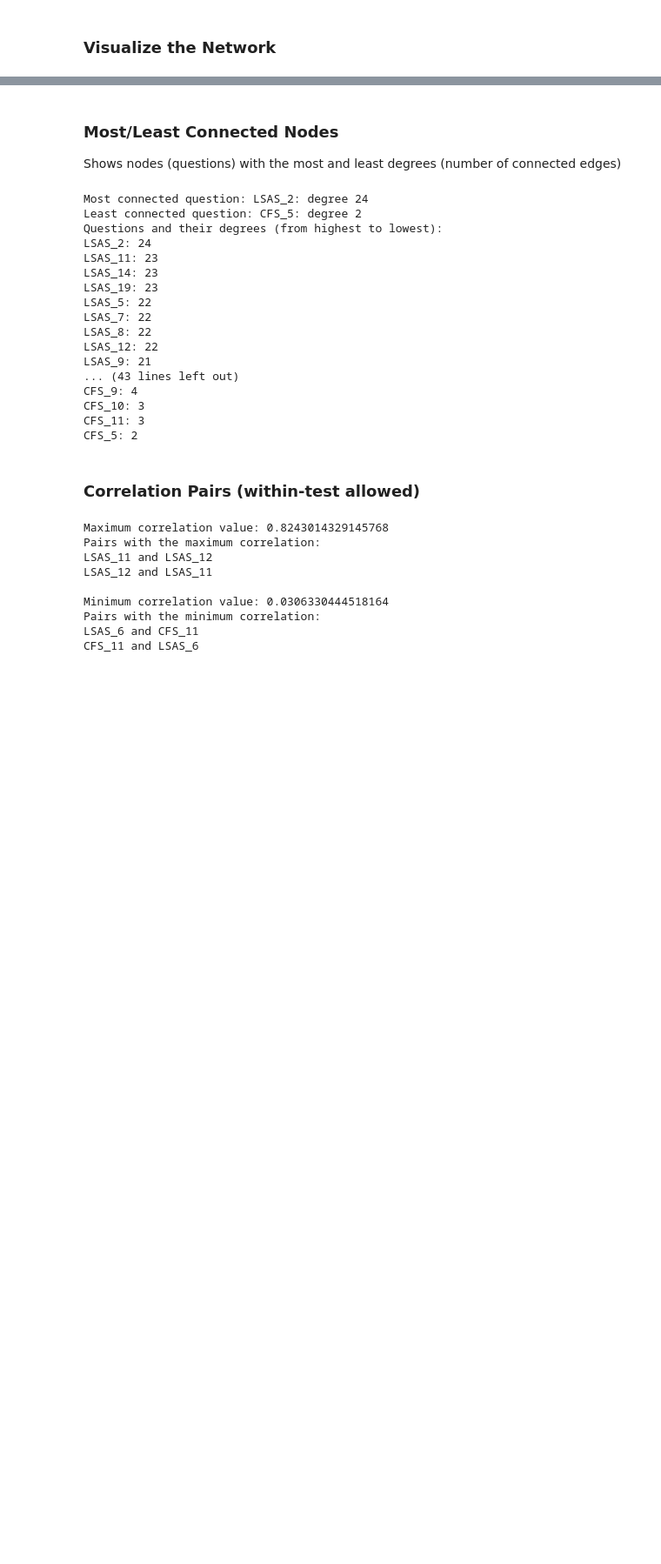
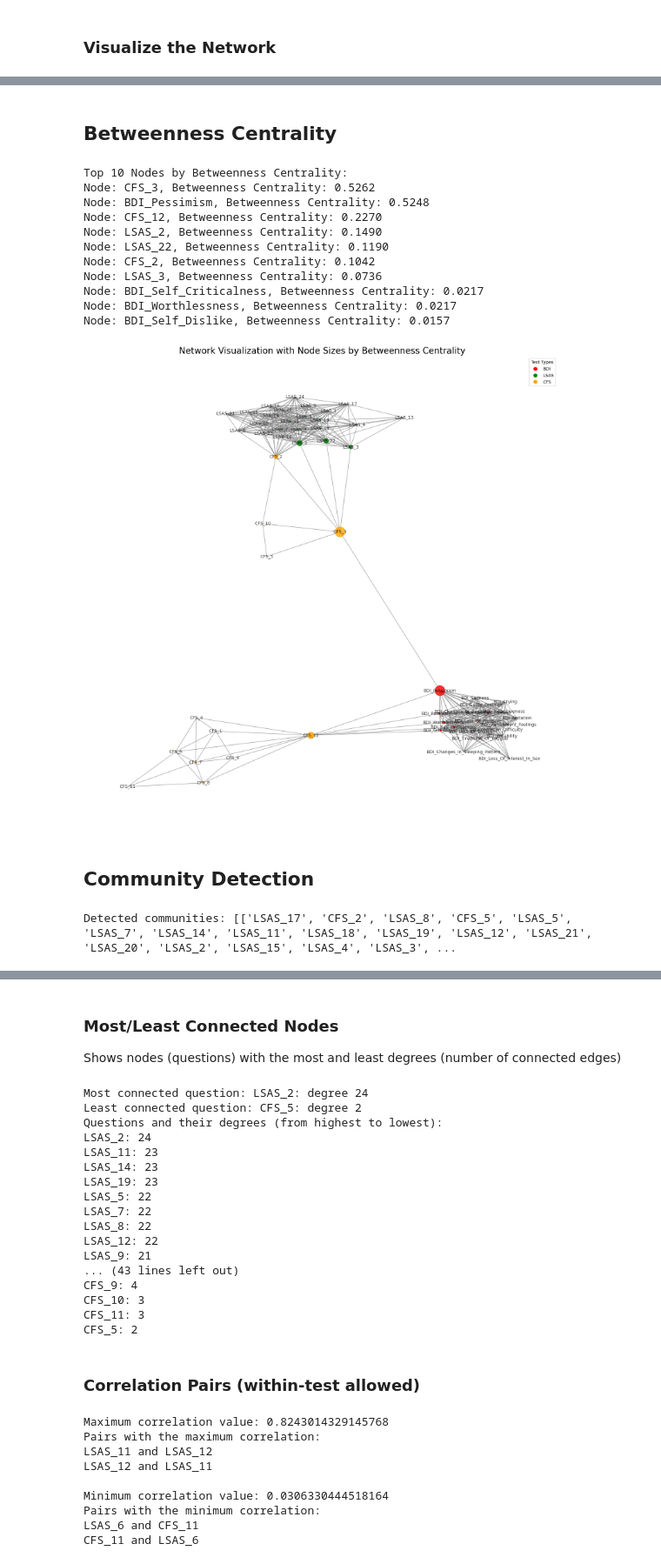
Before and after one commit to madisonlaprise/Senior_Thesis, a Jupyter notebook: Cross-Sectional/Question_Network_Standardized.ipynb, the cells around one changed output, grey strips where cells are left out. Shown at 87% size. Saved outputs shown, nothing was run; the diff lists cells and outputs as text; code cells hidden in the pictures; blank space fills up the shorter version.

```diff
--- a/Cross-Sectional/Question_Network_Standardized.ipynb
+++ b/Cross-Sectional/Question_Network_Standardized.ipynb
@@ -165,0 +452,69 @@ plt.show()
+# %% [markdown]
+## Betweenness Centrality
+# %%
+# Betweenness centrality
+betweenness = nx.betweenness_centrality(G)
+
+# Display top 10 nodes by betweenness centrality
+top_betweenness_nodes = sorted(betweenness.items(), key=lambda x: x[1], reverse=True)[:10]
+print("Top 10 Nodes by Betweenness Centrality:")
+for node, score in top_betweenness_nodes:
+    print(f"Node: {node}, Betweenness Centrality: {score:.4f}")
+
+# Define color mapping by test type
+color_map = []
+for node in G.nodes():
+    if 'BDI' in node:
+        color_map.append('red')
+    elif 'LSAS' in node:
+        color_map.append('green')
+    elif 'CFS' in node:
+        color_map.append('orange')
+
+# Visualize betweenness centrality
+node_sizes = [1000 * betweenness[node] for node in G.nodes()]
+plt.figure(figsize=(15, 15))
+nx.draw(
+    G,
+    pos,
+    with_labels=True,
+    node_size=node_sizes,
+    node_color=color_map,  # Use color map based on test type
+    font_size=10,
+    font_color='black',
+    edge_color='gray',
+    alpha=0.8
+)
+
+# Add a legend for test types
+handles = [
+    plt.Line2D([0], [0], marker='o', color='w', label='BDI', markersize=10, markerfacecolor='red'),
+    plt.Line2D([0], [0], marker='o', color='w', label='LSAS', markersize=10, markerfacecolor='green'),
+    plt.Line2D([0], [0], marker='o', color='w', label='CFS', markersize=10, markerfacecolor='orange')
+]
+plt.legend(handles=handles, loc='upper right', title="Test Types")
+
+plt.title('Network Visualization with Node Sizes by Betweenness Centrality', fontsize=20)
+plt.show()
+# %% [output]
+Top 10 Nodes by Betweenness Centrality:
+Node: CFS_3, Betweenness Centrality: 0.5262
+Node: BDI_Pessimism, Betweenness Centrality: 0.5248
+Node: CFS_12, Betweenness Centrality: 0.2270
+Node: LSAS_2, Betweenness Centrality: 0.1490
+Node: LSAS_22, Betweenness Centrality: 0.1190
+Node: CFS_2, Betweenness Centrality: 0.1042
+Node: LSAS_3, Betweenness Centrality: 0.0736
+Node: BDI_Self_Criticalness, Betweenness Centrality: 0.0217
+Node: BDI_Worthlessness, Betweenness Centrality: 0.0217
+Node: BDI_Self_Dislike, Betweenness Centrality: 0.0157
+[figure, added]
+# %% [markdown]
+## Community Detection
+# %%
+# Community detection
+from networkx.algorithms import community
+communities = community.greedy_modularity_communities(G)
+print("Detected communities:", [list(c) for c in communities])
+# %% [output]
+Detected communities: [['LSAS_17', 'CFS_2', 'LSAS_8', 'CFS_5', 'LSAS_5', 'LSAS_7', 'LSAS_14', 'LSAS_11', 'LSAS_18', 'LSAS_19', 'LSAS_12', 'LSAS_21', 'LSAS_20', 'LSAS_2', 'LSAS_15', 'LSAS_4', 'LSAS_3', ...
```
Also changed, not shown: parts of 25 cells of this notebook.
